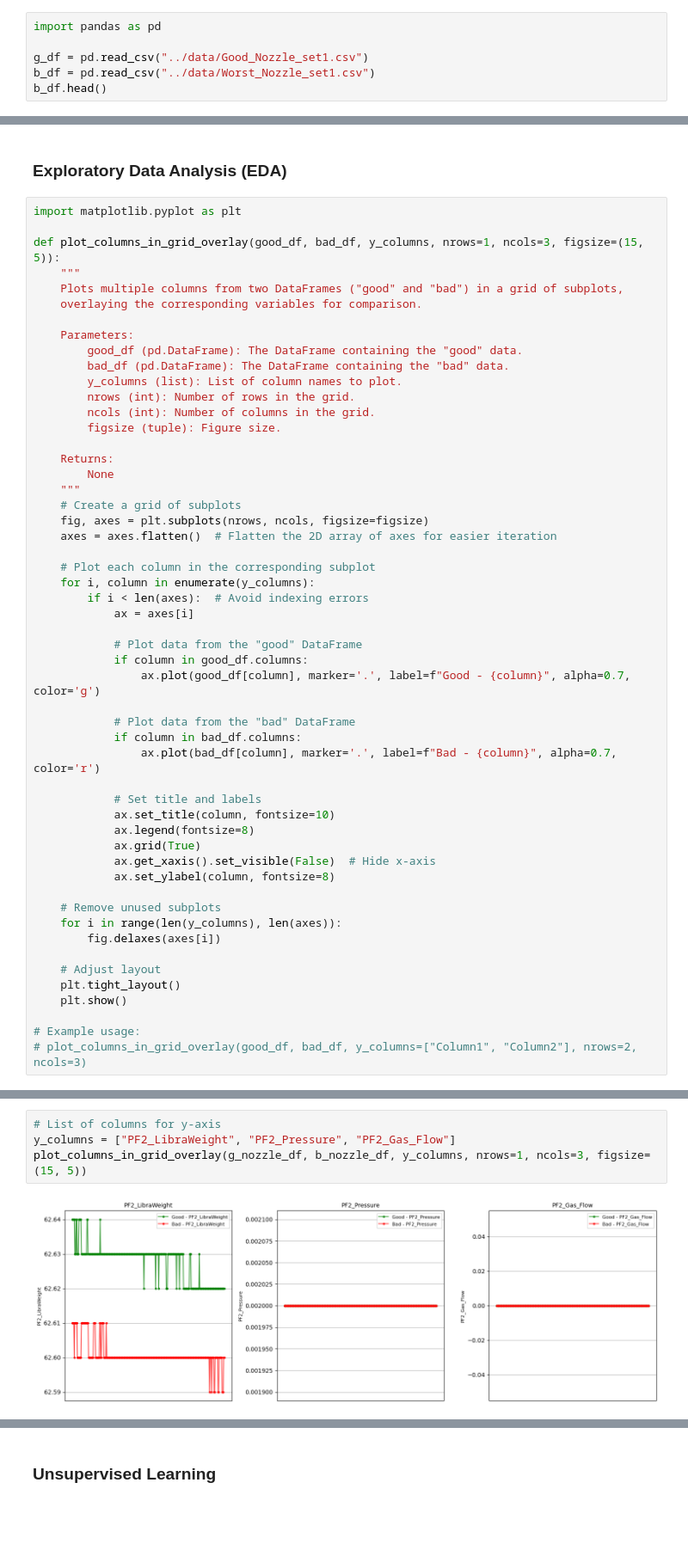
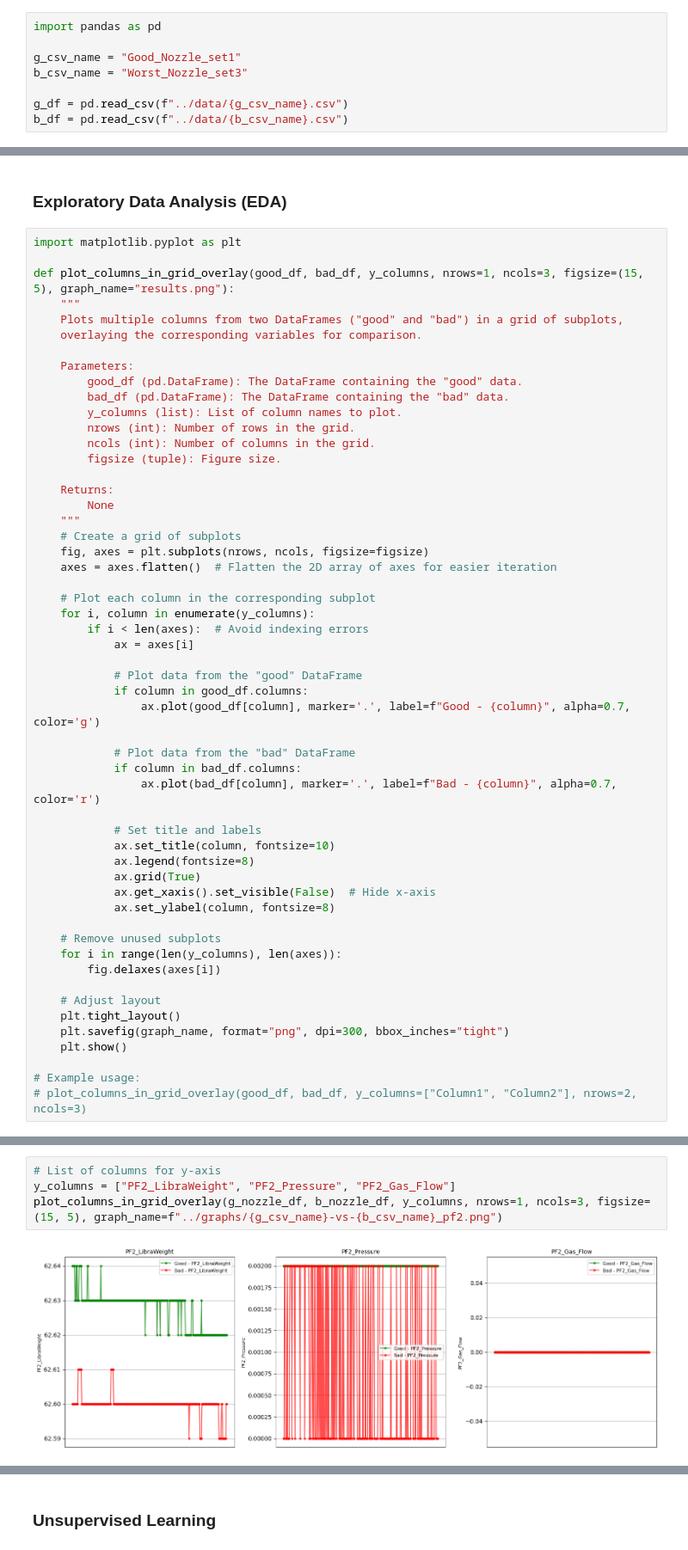
Before and after one commit to yongzane00/LSTM_Process_Outcome_Prediction, a Jupyter notebook: code/good_and_bad_nozzle.ipynb, the cells around one changed output, grey strips where cells are left out. Shown at 86% size. Cells and saved outputs as stored; diff of their text form; blank space fills up the shorter version.

```diff
--- a/code/good_and_bad_nozzle.ipynb
+++ b/code/good_and_bad_nozzle.ipynb
@@ -5,6 +5,8 @@ Import both good and bad dataset seprately into 2 different DataFrame
 # %%
 import pandas as pd
 
-g_df = pd.read_csv("../data/Good_Nozzle_set1.csv")
-b_df = pd.read_csv("../data/Worst_Nozzle_set1.csv")
-b_df.head()
+g_csv_name = "Good_Nozzle_set1"
+b_csv_name = "Worst_Nozzle_set3"
+
+g_df = pd.read_csv(f"../data/{g_csv_name}.csv")
+b_df = pd.read_csv(f"../data/{b_csv_name}.csv")
@@ -72,7 +85,7 @@ Duration of recording of bad nozzle(mins): 5.00 mins
 # %%
 import matplotlib.pyplot as plt
 
-def plot_columns_in_grid_overlay(good_df, bad_df, y_columns, nrows=1, ncols=3, figsize=(15, 5)):
+def plot_columns_in_grid_overlay(good_df, bad_df, y_columns, nrows=1, ncols=3, figsize=(15, 5), graph_name="results.png"):
     """
     Plots multiple columns from two DataFrames ("good" and "bad") in a grid of subplots,
     overlaying the corresponding variables for comparison.
@@ -118,6 +131,7 @@ def plot_columns_in_grid_overlay(good_df, bad_df, y_columns, nrows=1, ncols=3, f
 
     # Adjust layout
     plt.tight_layout()
+    plt.savefig(graph_name, format="png", dpi=300, bbox_inches="tight")
     plt.show()
 
 # Example usage:
@@ -137,9 +151,9 @@ plot_columns_in_grid_overlay(g_nozzle_df, b_nozzle_df, y_columns, nrows=1, ncols
 # %%
 # List of columns for y-axis
 y_columns = ["PF2_LibraWeight", "PF2_Pressure", "PF2_Gas_Flow"]
-plot_columns_in_grid_overlay(g_nozzle_df, b_nozzle_df, y_columns, nrows=1, ncols=3, figsize=(15, 5))
+plot_columns_in_grid_overlay(g_nozzle_df, b_nozzle_df, y_columns, nrows=1, ncols=3, figsize=(15, 5), graph_name=f"../graphs/{g_csv_name}-vs-{b_csv_name}_pf2.png")
 # %% [output]
-[figure, old version]
+[figure, new version]
 # %%
 import seaborn as sns
 import numpy as np
```
Also changed, not shown: parts of 14 cells of this notebook, 41 other files.
